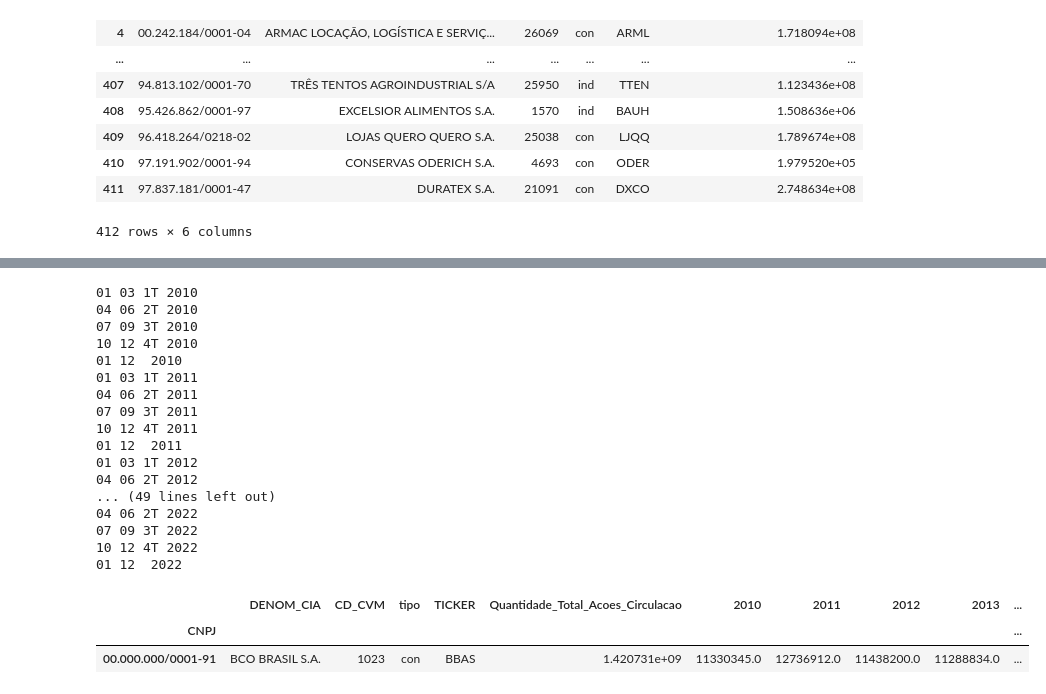
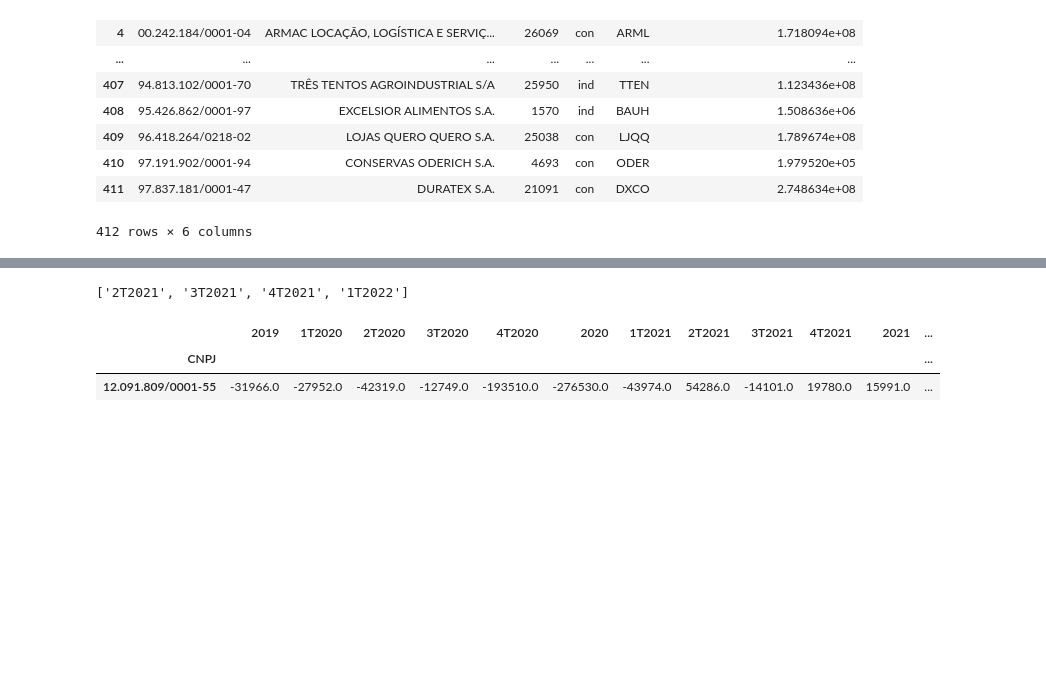
Before and after one commit to ggarmatter/Extrai-dados-CVM, a Jupyter notebook: filtro acoes.ipynb, the cells around one changed output, grey strips where cells are left out. Saved outputs shown, nothing was run; the diff lists cells and outputs as text; code cells hidden in the pictures; blank space fills up the shorter version.

Commit message:
filtro de lucro em progresso

```diff
--- a/filtro acoes.ipynb
+++ b/filtro acoes.ipynb
@@ -419,5 +419,5 @@ A empresa desejada está na primeira linha? (y/n) y
 # %%
-cnpj = empresa["CNPJ"].iloc[0]
-tipo = empresa["tipo"].iloc[0]
-cnpj, tipo
+cnpj_selecionado = empresa.index[0]
+tipo_empresa_selecionada = empresa["tipo"].iloc[0]
+cnpj_selecionado, tipo_empresa_selecionada
 # %% [output]
@@ -470,43 +492,41 @@ dre
 # %%
-lista_empresas_fake = lista_empresas[lista_empresas["CNPJ"] == "00.000.000/0001-91"]
-lista_empresas_fake.set_index("CNPJ", inplace=True)
-
+#for tipo in ["con", "ind"]:
+   # dre = pd.concat([pd.read_csv(f'./Data/processados/dfp_cia_aberta_DRE_{tipo}_{year_0}-{year}.csv', encoding="latin1"),
+   #              pd.read_csv(f'./Data/processados/itr_cia_aberta_DRE_{tipo}_{year_0_tri}-{year}.csv', encoding="latin1")],
+  #             ignore_index=True).drop_duplicates()
+   # dre = dre[dre["ORDEM_EXERC"] == "ÚLTIMO"]
+   # dre.set_index("CNPJ_CIA", inplace=True)
+        #for cnpj in lista_empresas["CNPJ"]:
+cnpj = cnpj_selecionado
+lucros = dre[(dre.index == cnpj) &
+             ((dre.CD_CONTA == "3.09") | (dre.CD_CONTA == "3.11") ) &
+             ((dre.DS_CONTA == 'Lucro/Prejuízo do Período') | (dre.DS_CONTA == 'Lucro ou Prejuízo Líquido Consolidado do Período') | ((dre.DS_CONTA == 'Lucro/Prejuízo Consolidado do Período')))
+            ][[ "DT_INI_EXERC", "DT_FIM_EXERC","VL_CONTA"]].sort_values(by=["DT_INI_EXERC", "DT_FIM_EXERC"])
+lucros_ajeitado = pd.DataFrame({"CNPJ" : cnpj}, index=[0])
+lucros_ajeitado.set_index("CNPJ", inplace=True)
 # for que passa em todos os tri
 for ano in range(year_0, year+1): # pra todos os anos
     # essas listas no for são pra ele pegar a data base correta pra cada trimestre.
     # ex: tri_ini = 04 e tri_fim = 06 resulta em dados do 2T, que sempre começam no mes 4 e acabam no ultimo dia do mês 6
     # não existe 4T nos dados e precisa ser calculado. no último valor uso do mês 01 até 12, que pega os dados anuais.
     # Deixo sem nada no último valor de nome_tri pra ficar só o ano no nome da coluna anual
     for tri_ini, tri_fim, nome_tri in zip(["01", "04", "07", "10", "01"], ["03", "06", "09", "12", "12"], ["1T", "2T", "3T", "4T", ""]):
-        print(tri_ini, tri_fim, nome_tri, ano)
-        #lista_empresas_fake = lista_empresas_fake.join((dre[(dre.DT_FIM_EXERC.str.contains(f"{ano}-{tri_fim}-3")) &
-                                                            #(dre.DT_INI_EXERC == (f"{ano}-{tri_ini}-01")) &
-                                                           #(dre.index == cnpj) & ((dre.DS_CONTA == 'Lucro/Prejuízo do Período') | (dre.DS_CONTA == 'Lucro ou Prejuízo Líquido Consolidado do Período') | ((dre.DS_CONTA == 'Lucro/Prejuízo Consolidado do Período')))][["VL_CONTA"]].rename(columns={"VL_CONTA": f"{nome_tri}{ano}"})))
+        #print(tri_ini, tri_fim, nome_tri, ano)
+        lucros_ajeitado = lucros_ajeitado.join((lucros[(lucros.DT_FIM_EXERC.str.contains(f"{ano}-{tri_fim}-3")) &
+                                  (lucros.DT_INI_EXERC == (f"{ano}-{tri_ini}-01"))][["VL_CONTA"]].rename(columns={"VL_CONTA": f"{nome_tri}{ano}"})))
     # calcula resultado do 4T
-    #lista_empresas_fake[f"4T{ano}"] = lista_empresas_fake[f"{ano}"] - lista_empresas_fake[f"3T{ano}"] - lista_empresas_fake[f"2T{ano}"] - lista_empresas_fake[f"1T{ano}"]
+    lucros_ajeitado[f"4T{ano}"] = lucros_ajeitado[f"{ano}"] - lucros_ajeitado[f"3T{ano}"] - lucros_ajeitado[f"2T{ano}"] - lucros_ajeitado[f"1T{ano}"]
 # o for resulta em colunas de NaN pros anos que não tem dados, removo a coluna inteira quando tem um NaN nela.
 # Isso pode dar problema se estiver faltando apenas um dado para algum ano/tri, pois vai remover o ano/tri inteiro.
 # Não sei se ocorre isso na prática, vamos ver.
-lista_empresas_fake.dropna(axis=1, inplace=True)
-lista_empresas_fake
+lucros_ajeitado.dropna(axis=1, inplace=True)
+ultimos_4_tri = [item for item in list(lucros_ajeitado.columns) if (bool(re.search(r"^(\dT)", item)) and ((item.endswith(str(year))) or (item.endswith(str(year-1)))))][-4:]
+print(ultimos_4_tri)
+if len(ultimos_4_tri) == 4:
+    lucros_ajeitado["TTM"] = lucros_ajeitado[ultimos_4_tri].sum(axis=1)
+lucros_ajeitado
 # %% [output]
-01 03 1T 2010
-04 06 2T 2010
-07 09 3T 2010
-10 12 4T 2010
-01 12  2010
-01 03 1T 2011
-04 06 2T 2011
-07 09 3T 2011
-10 12 4T 2011
-01 12  2011
-01 03 1T 2012
-04 06 2T 2012
-... (49 lines left out)
-04 06 2T 2022
-07 09 3T 2022
-10 12 4T 2022
-01 12  2022
+['2T2021', '3T2021', '4T2021', '1T2022']
-|  | DENOM_CIA | CD_CVM | tipo | TICKER | Quantidade_Total_Acoes_Circulacao | 2010 | 2011 | 2012 | 2013 | ... |
-| CNPJ |  |  |  |  |  |  |  |  |  | ... |
-| 00.000.000/0001-91 | BCO BRASIL S.A. | 1023 | con | BBAS | 1.420731e+09 | 11330345.0 | 12736912.0 | 11438200.0 | 11288834.0 | ... |
+|  | 2019 | 1T2020 | 2T2020 | 3T2020 | 4T2020 | 2020 | 1T2021 | 2T2021 | 3T2021 | 4T2021 | 2021 | ... |
+| CNPJ |  |  |  |  |  |  |  |  |  |  |  | ... |
+| 12.091.809/0001-55 | -31966.0 | -27952.0 | -42319.0 | -12749.0 | -193510.0 | -276530.0 | -43974.0 | 54286.0 | -14101.0 | 19780.0 | 15991.0 | ... |
```
Also changed, not shown: parts of 15 cells of this notebook.
